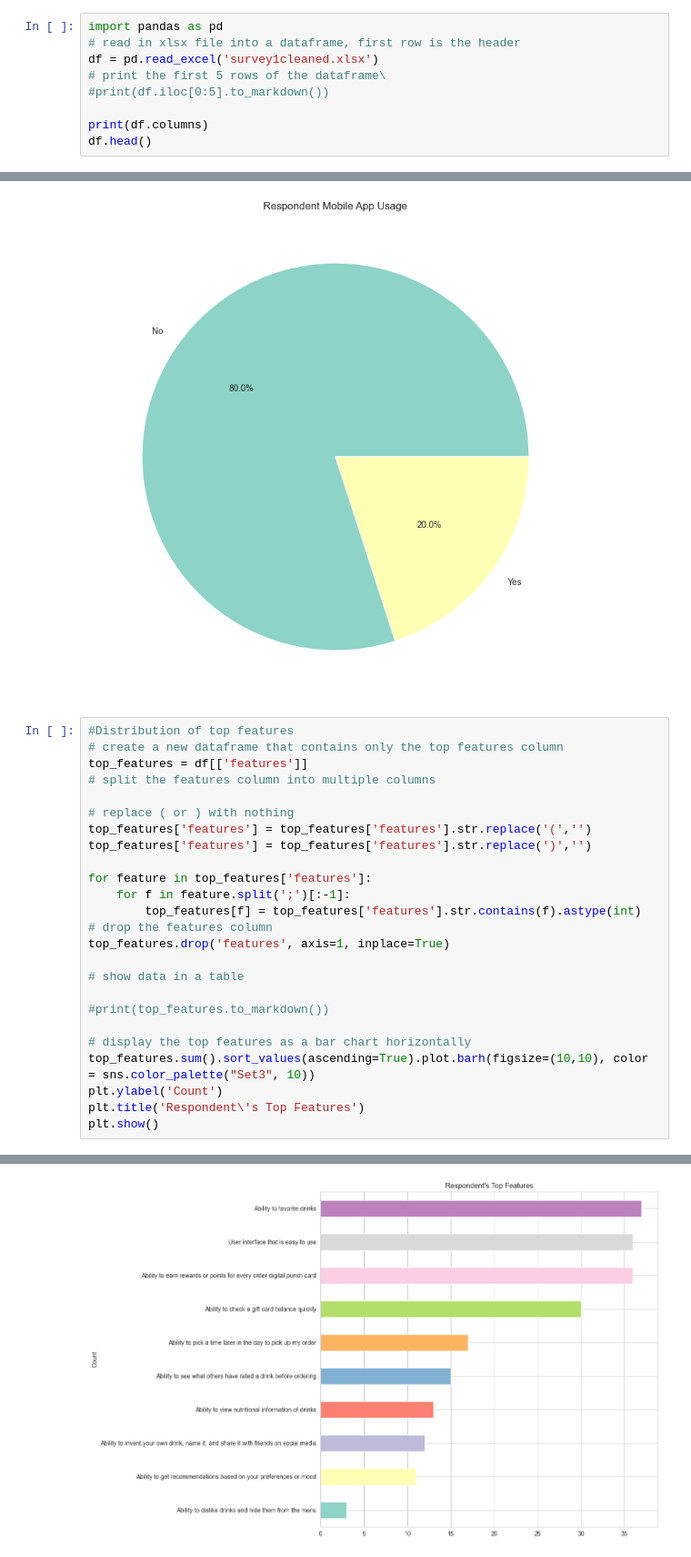
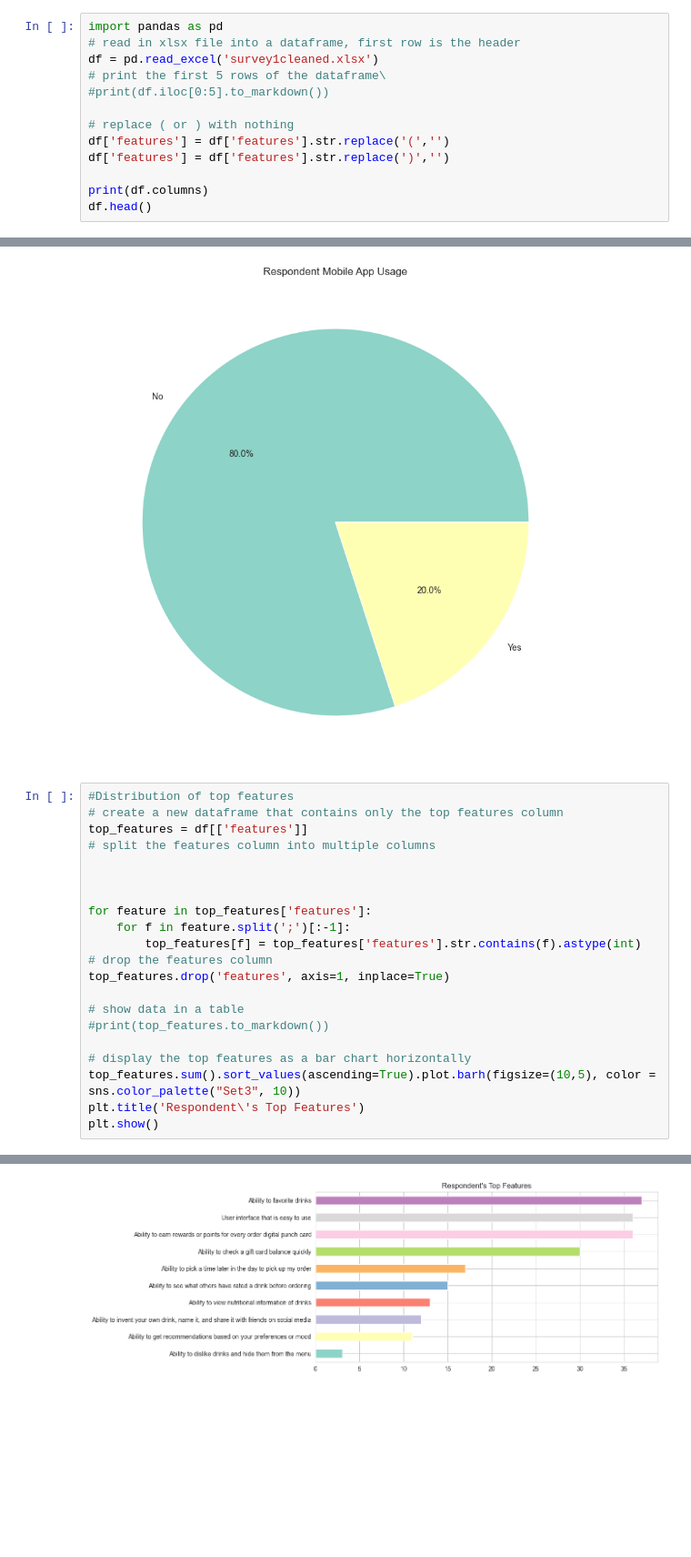
Before and after one commit to Cwighty/soda, a Jupyter notebook: data_analysis/survey.ipynb, the cells around one changed output, grey strips where cells are left out. Shown at 91% size. Drawn from its saved outputs; the diff is of its cells as text; blank space fills up the shorter version.

```diff
--- a/data_analysis/survey.ipynb
+++ b/data_analysis/survey.ipynb
@@ -19,6 +19,10 @@ df = pd.read_excel('survey1cleaned.xlsx')
 # print the first 5 rows of the dataframe\
 #print(df.iloc[0:5].to_markdown())
 
+# replace ( or ) with nothing
+df['features'] = df['features'].str.replace('(','')
+df['features'] = df['features'].str.replace(')','')
+
 print(df.columns)
 df.head()
 # %% [output]
@@ -63,9 +71,7 @@ plt.show()
 top_features = df[['features']]
 # split the features column into multiple columns
 
-# replace ( or ) with nothing
-top_features['features'] = top_features['features'].str.replace('(','')
-top_features['features'] = top_features['features'].str.replace(')','')
+
 
 for feature in top_features['features']:
     for f in feature.split(';')[:-1]:
@@ -74,12 +80,10 @@ for feature in top_features['features']:
 top_features.drop('features', axis=1, inplace=True)
 
 # show data in a table
-
 #print(top_features.to_markdown())
 
 # display the top features as a bar chart horizontally
-top_features.sum().sort_values(ascending=True).plot.barh(figsize=(10,10), color = sns.color_palette("Set3", 10))
-plt.ylabel('Count')
+top_features.sum().sort_values(ascending=True).plot.barh(figsize=(10,5), color = sns.color_palette("Set3", 10))
 plt.title('Respondent\'s Top Features')
 plt.show()
 # %% [output]
@@ -99,7 +103,7 @@ The default value of regex will change from True to False in a future version. I
 A value is trying to be set on a copy of a slice from a DataFrame.
 Try using .loc[row_indexer,col_indexer] = value instead
 
 See the caveats in the documentation: https://pandas.pydata.org/pandas-docs/stable/user_guide/indexing.html#returning-a-view-versus-a-copy
-[figure, old version]
+[figure, new version]
 # %%
 # create new dataframe that contains only the frequency column
```
Also changed, not shown: parts of 7 cells of this notebook.
